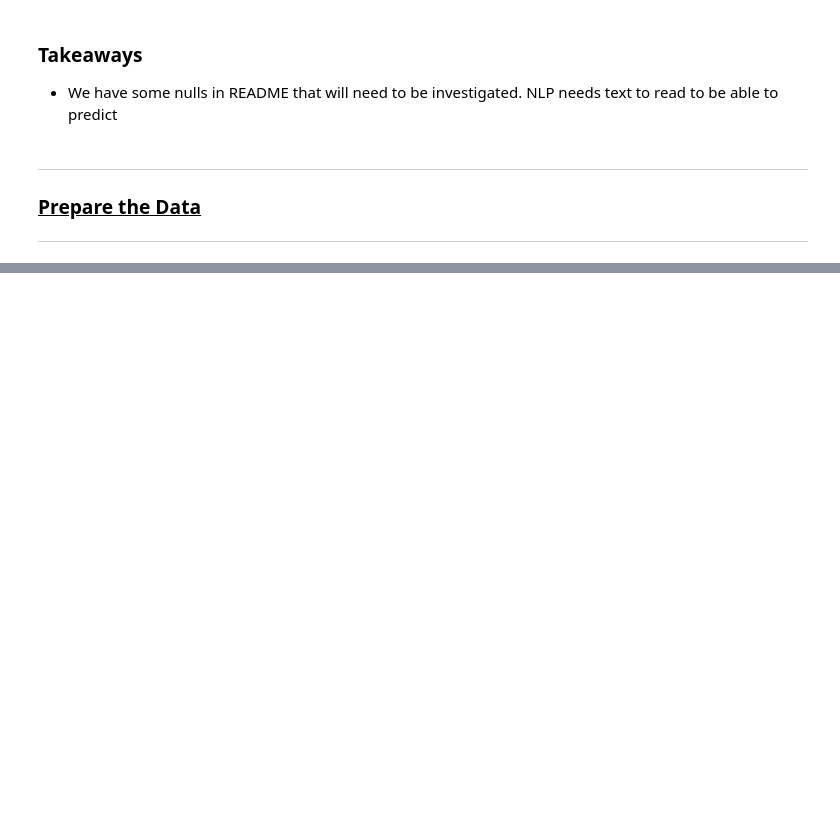
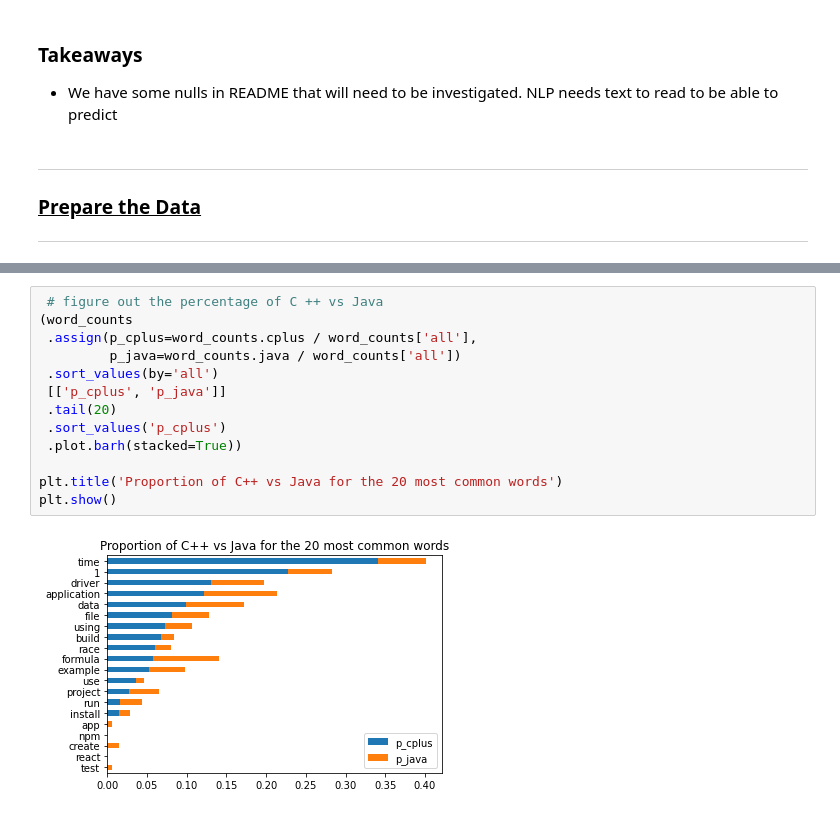
Before and after one commit to DBerchelmann/nlp-project, a Jupyter notebook: NLP_final_project_notebook.ipynb, the cells around one changed output, grey strips where cells are left out. Saved outputs shown, nothing was run; the diff lists cells and outputs as text; blank space fills up the shorter version.

```diff
--- a/NLP_final_project_notebook.ipynb
+++ b/NLP_final_project_notebook.ipynb
@@ -131,0 +304,15 @@ memory usage: 7.8+ KB
+# %%
+ # figure out the percentage of C ++ vs Java
+(word_counts
+ .assign(p_cplus=word_counts.cplus / word_counts['all'],
+         p_java=word_counts.java / word_counts['all'])
+ .sort_values(by='all')
+ [['p_cplus', 'p_java']]
+ .tail(20)
+ .sort_values('p_cplus')
+ .plot.barh(stacked=True))
+
+plt.title('Proportion of C++ vs Java for the 20 most common words')
+plt.show()
+# %% [output]
+[figure, added]
```
Also changed, not shown: parts of 21 cells of this notebook, 2 other files.
